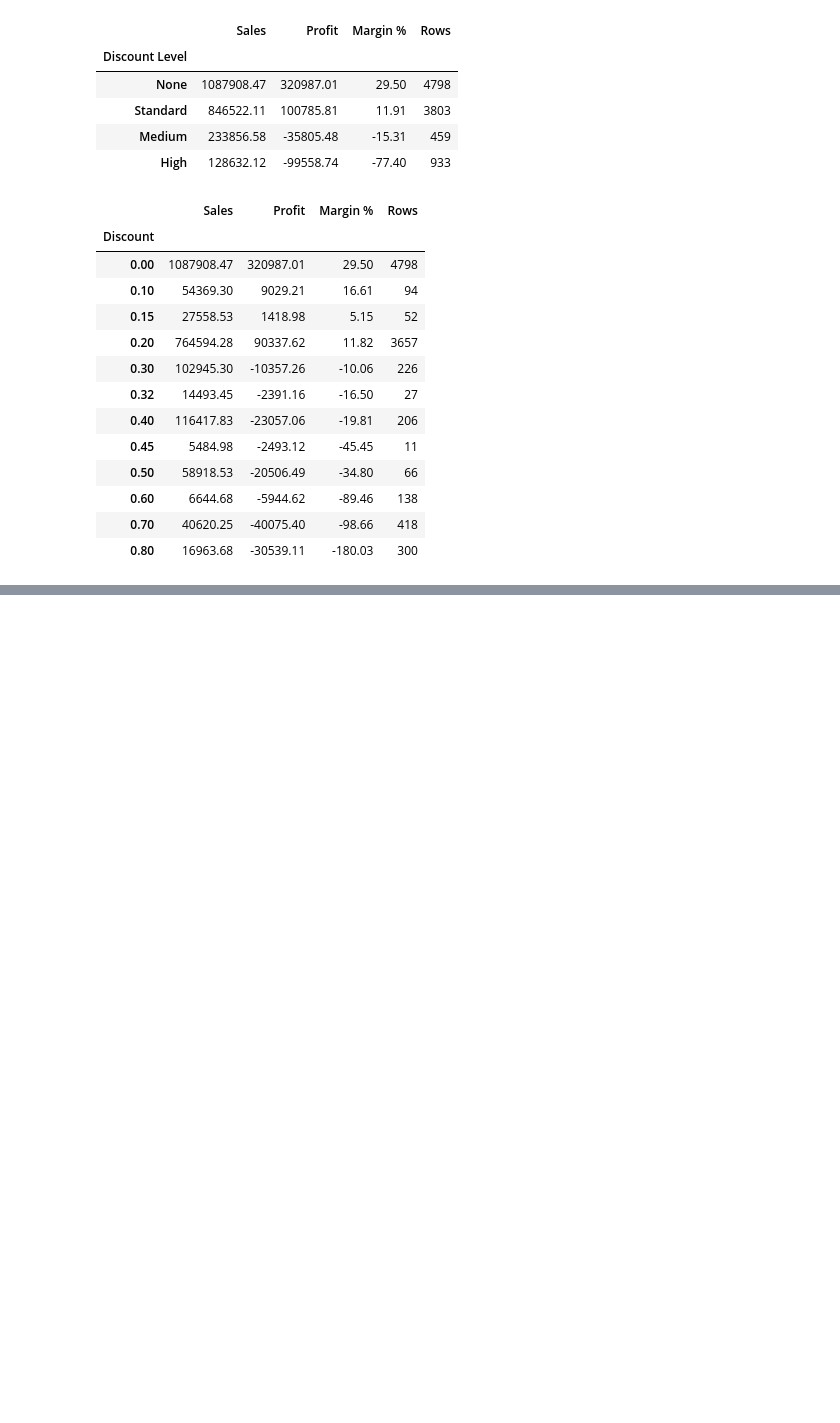
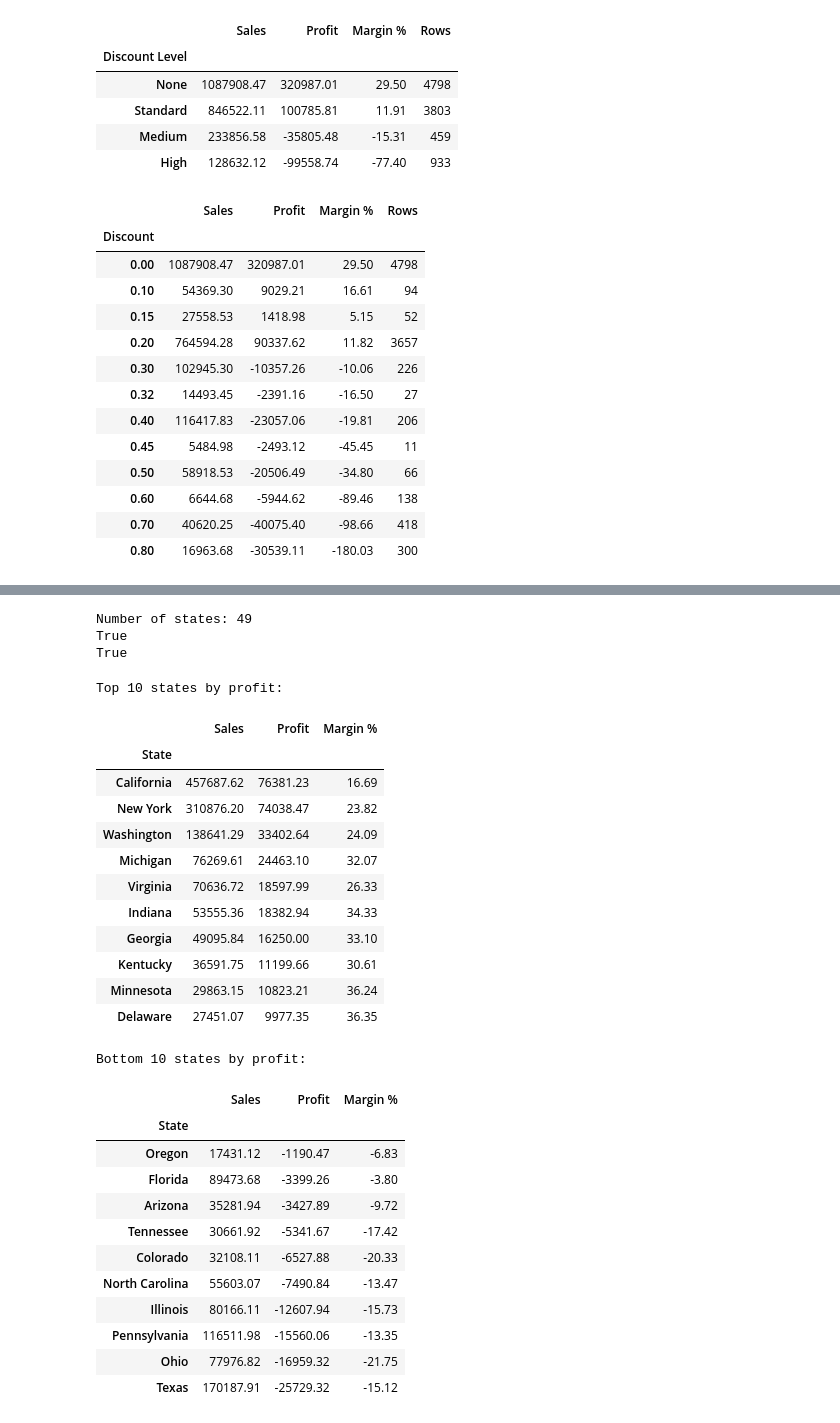
Before and after one commit to ziadKhaled133/superstore-sales-analysis, a Jupyter notebook: Notebooks/03_analysis.ipynb, the cells around one changed output, grey strips where cells are left out. Drawn from its saved outputs; the diff is of its cells as text; code cells hidden in the pictures; blank space fills up the shorter version.

Commit message:
Add Q7 and Q8: regions, states, segments, delivery

```diff
--- a/Notebooks/03_analysis.ipynb
+++ b/Notebooks/03_analysis.ipynb
@@ -384,0 +482,45 @@ by_discount_value.round(2)
+# %%
+by_state = df.groupby('State')[['Sales', 'Profit']].sum()
+by_state['Margin %'] = by_state['Profit'] / by_state['Sales'] * 100
+by_state = by_state.sort_values('Profit', ascending=False)
+
+print(f"Number of states: {len(by_state)}")
+print(round(by_state['Sales'].sum(), 2) == round(total_sales, 2))
+print(round(by_state['Profit'].sum(), 2) == round(total_profit, 2))
+# %% [output]
+Number of states: 49
+True
+True
+# %%
+print("Top 10 states by profit:")
+display(by_state.head(10).round(2))
+
+print("Bottom 10 states by profit:")
+display(by_state.tail(10).round(2))
+# %% [output]
+Top 10 states by profit:
+|  | Sales | Profit | Margin % |
+| State |  |  |  |
+| California | 457687.62 | 76381.23 | 16.69 |
+| New York | 310876.20 | 74038.47 | 23.82 |
+| Washington | 138641.29 | 33402.64 | 24.09 |
+| Michigan | 76269.61 | 24463.10 | 32.07 |
+| Virginia | 70636.72 | 18597.99 | 26.33 |
+| Indiana | 53555.36 | 18382.94 | 34.33 |
+| Georgia | 49095.84 | 16250.00 | 33.10 |
+| Kentucky | 36591.75 | 11199.66 | 30.61 |
+| Minnesota | 29863.15 | 10823.21 | 36.24 |
+| Delaware | 27451.07 | 9977.35 | 36.35 |
+Bottom 10 states by profit:
+|  | Sales | Profit | Margin % |
+| State |  |  |  |
+| Oregon | 17431.12 | -1190.47 | -6.83 |
+| Florida | 89473.68 | -3399.26 | -3.80 |
+| Arizona | 35281.94 | -3427.89 | -9.72 |
+| Tennessee | 30661.92 | -5341.67 | -17.42 |
+| Colorado | 32108.11 | -6527.88 | -20.33 |
+| North Carolina | 55603.07 | -7490.84 | -13.47 |
+| Illinois | 80166.11 | -12607.94 | -15.73 |
+| Pennsylvania | 116511.98 | -15560.06 | -13.35 |
+| Ohio | 77976.82 | -16959.32 | -21.75 |
+| Texas | 170187.91 | -25729.32 | -15.12 |
```
Also changed, not shown: parts of 16 cells of this notebook.
